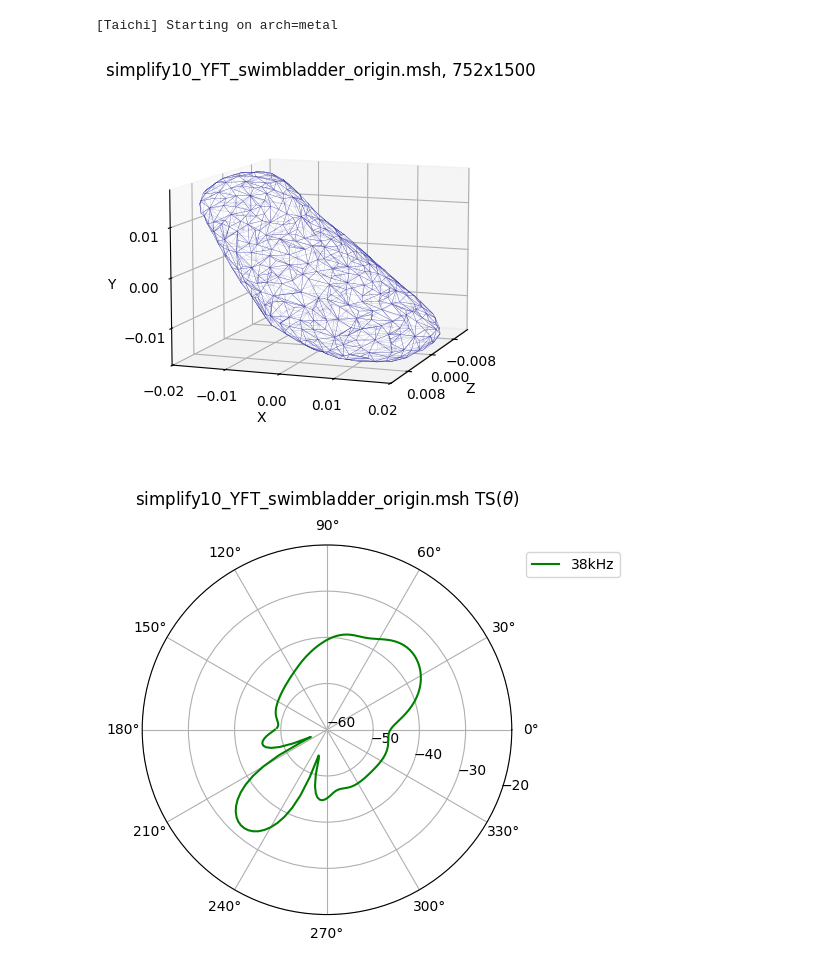
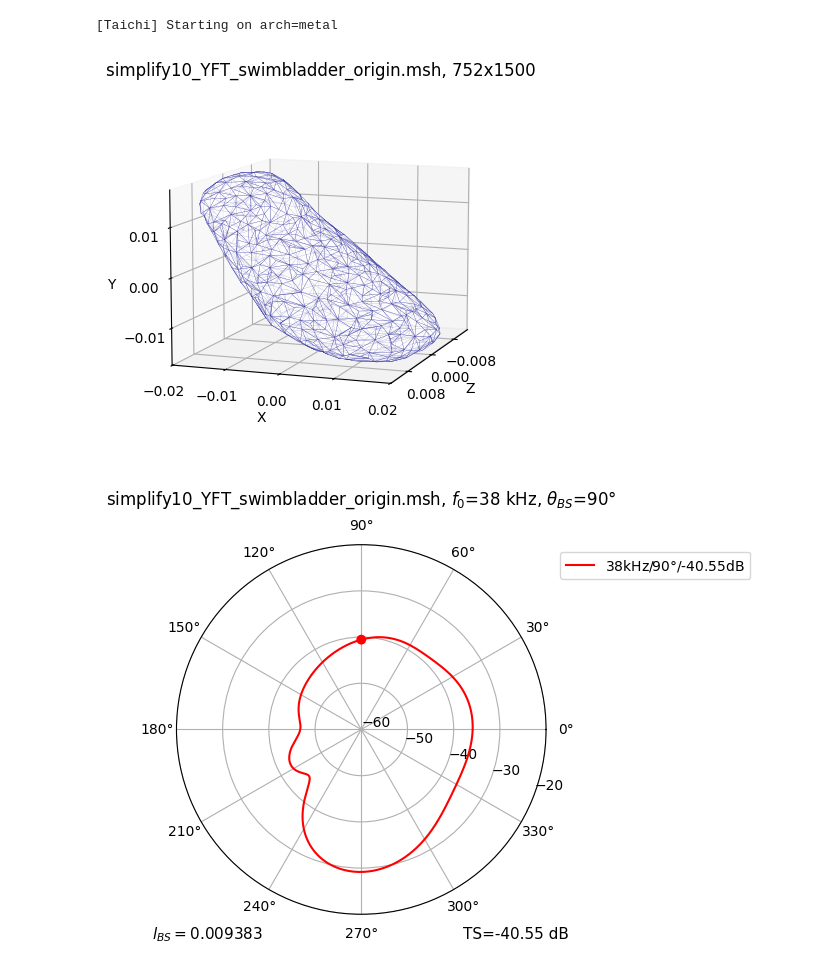
Before and after one commit to marmoszy/mm-bem, a Jupyter notebook: nb/yft_taichi.ipynb, the cells around one changed output. Saved outputs shown, nothing was run; the diff lists cells and outputs as text; code cells hidden in the pictures.

```diff
--- a/nb/yft_taichi.ipynb
+++ b/nb/yft_taichi.ipynb
@@ -23,9 +23,8 @@ fname = 'sphere-1.905-600.msh'
 fname = 'simplify10_YFT_swimbladder_origin.msh'
 #fname = 'YFT_swimbladder_origin.msh'
 th0 = [270]   #if len(sys.argv)<=2 else float(sys.argv[2])
+th0 = [2*i for i in range(360//2)] # for backscattering plot
 ff = [38e3]   #if len(sys.argv)<=3 else float(sys.argv[3])
-th0 = [2*i for i in range(360//2)] # for backscattering plot
-ff = [38e3]
 c0 = 1480     #if len(sys.argv)<=4 else float(sys.argv[4])
 ph = 0        #if len(sys.argv)<=5 else float(sys.argv[5])
 t_v = 1       #if len(sys.argv)<=6 else float(sys.argv[6]) #use triangles or vertices
@@ -79,33 +78,36 @@ r1_np = array([Ry @ [cos(i*pi/180+pi), sin(i*pi/180+pi), 0] for i in range(360)]
 S_np = np.zeros((m, m, 2), dtype=np.float32)
 x = ti.Vector.field(3, dtype=ti.f32, shape=m)
 x.from_numpy(x_np)
 psc, lbs = [], []
 for f0 in ff:
     k = 2*pi * f0 / c0
     compute_S(S_np, x, k)
     for th in th0:
         d_np = Ry @ [cos(th*pi/180+pi), sin(th*pi/180+pi), 0]
         f = ti.Vector.field(2, dtype=ti.f32, shape=m)
         d = ti.Vector([d_np[0], d_np[1], d_np[2]])
         compute_f(f, x, d, k)
         f_np = f.to_numpy()
         S_cx = S_np.view(dtype=np.complex64).reshape(m, m)
         f_cx = f_np.view(dtype=np.complex64).reshape(m)
         from scipy.linalg import lu_factor, lu_solve
         phi_cx = lu_solve(lu_factor(S_cx), f_cx)
         phi_np = np.stack([phi_cx.real, phi_cx.imag], axis=-1).astype(np.float32)
         psc_np = np.zeros((360, 2), dtype=np.float32)
         compute_far_field(r1_np, phi_np, psc_np, k)
         psc.append(psc_np[:, 0] + 1j * psc_np[:, 1])
         lbs.append([f0, (th+180)%360, psc[-1][(th+180)%360], c0])
         #print("\n".join(["%d\t%g"%(i,abs(psc[-1][i])) for i in range(len(psc[-1]))])
 
 # --- plot and print
 from mm_util import plot_mesh, plot_lbs, print_txt
 plot_mesh(v, e, fname, "out/yft_taichi_1.svg")
-plot_lbs(psc, lbs, fname, "out/yft_taichi_2.svg")
-print_txt(fname, n, m, psc, lbs, "taichi", "out/yft_taichi_3.txt")
+for i,t in enumerate(lbs):
+    if t[1]==90: plot_lbs([psc[i]], [lbs[i]], fname, "out/yft_taichi_2.svg")
+    #print_txt(fname, n, m, [psc[i]], [lbs[i]], "taichi", "out/yft_taichi_3.txt")
+plot_lbs(psc, lbs, fname, "out/yft_taichi_3.svg")
+print_txt(fname, n, m, psc, lbs, "taichi", "out/yft_taichi_4.txt")
 # %% [output]
 [Taichi] Starting on arch=metal
 [figure]
-[figure, old version]
+[figure, new version]
```
Also changed, not shown: parts of 1 cell of this notebook, 3 other files.
